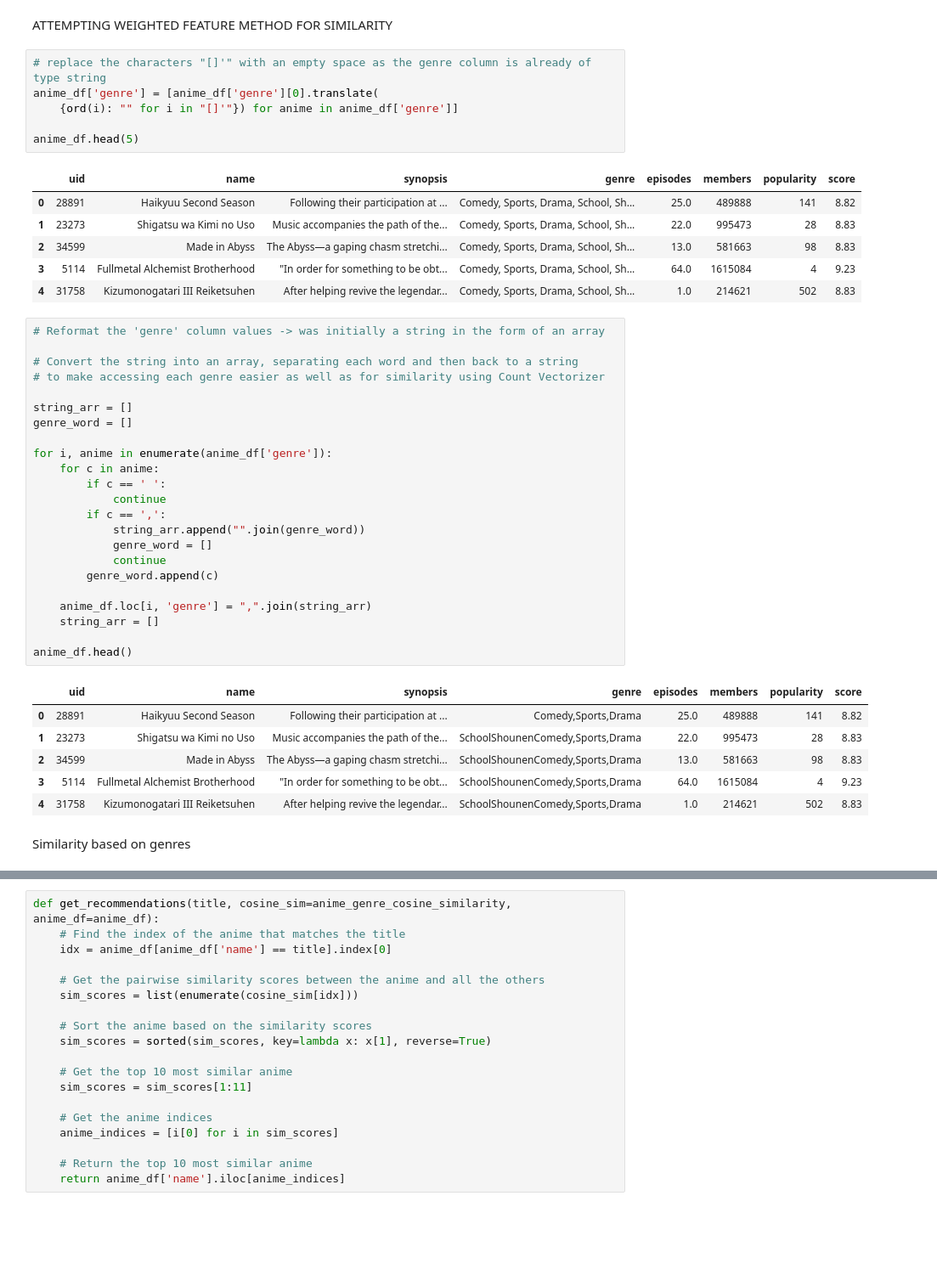
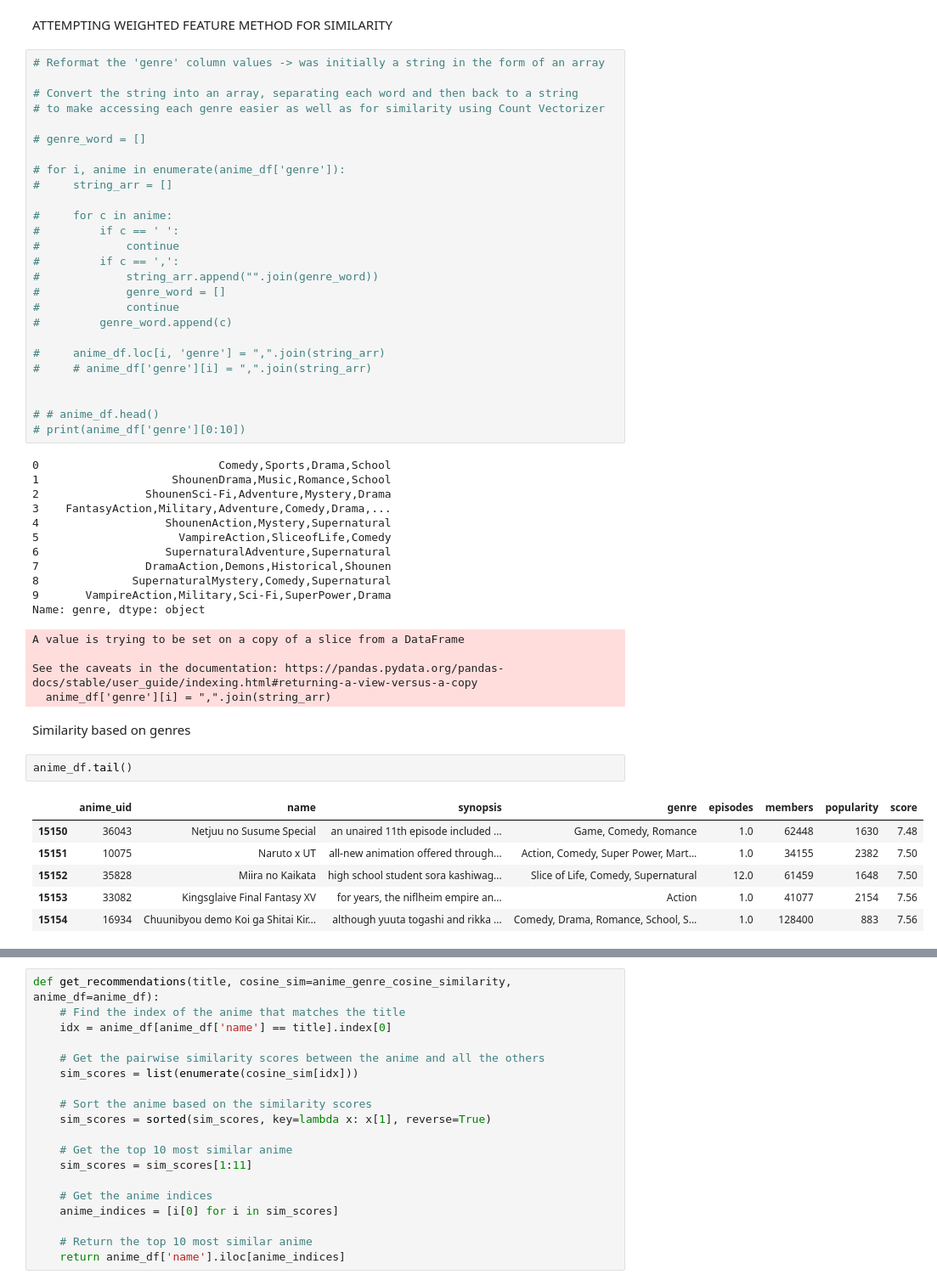
Before and after one commit to Haaris-Syed/AnimeRecommender, a Jupyter notebook: AnimeDataset-Preprocessing.ipynb, the cells around one changed output, grey strips where cells are left out. Shown: that part at 85% size. Cells and saved outputs as stored; diff of their text form; blank space fills up the shorter version.

```diff
--- a/AnimeDataset-Preprocessing.ipynb
+++ b/AnimeDataset-Preprocessing.ipynb
@@ -114,51 +128,59 @@ synopsis_matrix = synopsis_vectorizer.fit_transform(anime_df['synopsis'])
 Name: name, dtype: object
 # %% [markdown]
 ATTEMPTING WEIGHTED FEATURE METHOD FOR SIMILARITY
-# %%
-# replace the characters "[]'" with an empty space as the genre column is already of type string
-anime_df['genre'] = [anime_df['genre'][0].translate(
-    {ord(i): "" for i in "[]'"}) for anime in anime_df['genre']]
-
-anime_df.head(5)
-# %% [output]
-|  | uid | name | synopsis | genre | episodes | members | popularity | score |
-| 0 | 28891 | Haikyuu Second Season | Following their participation at ... | Comedy, Sports, Drama, School, Sh... | 25.0 | 489888 | 141 | 8.82 |
-| 1 | 23273 | Shigatsu wa Kimi no Uso | Music accompanies the path of the... | Comedy, Sports, Drama, School, Sh... | 22.0 | 995473 | 28 | 8.83 |
-| 2 | 34599 | Made in Abyss | The Abyss—a gaping chasm stretchi... | Comedy, Sports, Drama, School, Sh... | 13.0 | 581663 | 98 | 8.83 |
-| 3 | 5114 | Fullmetal Alchemist Brotherhood | "In order for something to be obt... | Comedy, Sports, Drama, School, Sh... | 64.0 | 1615084 | 4 | 9.23 |
-| 4 | 31758 | Kizumonogatari III Reiketsuhen | After helping revive the legendar... | Comedy, Sports, Drama, School, Sh... | 1.0 | 214621 | 502 | 8.83 |
 # %%
 # Reformat the 'genre' column values -> was initially a string in the form of an array
 
 # Convert the string into an array, separating each word and then back to a string
 # to make accessing each genre easier as well as for similarity using Count Vectorizer
 
-string_arr = []
-genre_word = []
+# genre_word = []
 
-for i, anime in enumerate(anime_df['genre']):
-    for c in anime:
-        if c == ' ':
-            continue
-        if c == ',':
-            string_arr.append("".join(genre_word))
-            genre_word = []
-            continue
-        genre_word.append(c)
+# for i, anime in enumerate(anime_df['genre']):
+#     string_arr = []
 
-    anime_df.loc[i, 'genre'] = ",".join(string_arr)
-    string_arr = []
+#     for c in anime:
+#         if c == ' ':
+#             continue
+#         if c == ',':
+#             string_arr.append("".join(genre_word))
+#             genre_word = []
+#             continue
+#         genre_word.append(c)
 
-anime_df.head()
+#     anime_df.loc[i, 'genre'] = ",".join(string_arr)
+#     # anime_df['genre'][i] = ",".join(string_arr)
+
+
+# # anime_df.head()
+# print(anime_df['genre'][0:10])
 # %% [output]
-|  | uid | name | synopsis | genre | episodes | members | popularity | score |
-| 0 | 28891 | Haikyuu Second Season | Following their participation at ... | Comedy,Sports,Drama | 25.0 | 489888 | 141 | 8.82 |
-| 1 | 23273 | Shigatsu wa Kimi no Uso | Music accompanies the path of the... | SchoolShounenComedy,Sports,Drama | 22.0 | 995473 | 28 | 8.83 |
-| 2 | 34599 | Made in Abyss | The Abyss—a gaping chasm stretchi... | SchoolShounenComedy,Sports,Drama | 13.0 | 581663 | 98 | 8.83 |
-| 3 | 5114 | Fullmetal Alchemist Brotherhood | "In order for something to be obt... | SchoolShounenComedy,Sports,Drama | 64.0 | 1615084 | 4 | 9.23 |
-| 4 | 31758 | Kizumonogatari III Reiketsuhen | After helping revive the legendar... | SchoolShounenComedy,Sports,Drama | 1.0 | 214621 | 502 | 8.83 |
+0                           Comedy,Sports,Drama,School
+1                    ShounenDrama,Music,Romance,School
+2                ShounenSci-Fi,Adventure,Mystery,Drama
+3    FantasyAction,Military,Adventure,Comedy,Drama,...
+4                   ShounenAction,Mystery,Supernatural
+5                     VampireAction,SliceofLife,Comedy
+6                   SupernaturalAdventure,Supernatural
+7                DramaAction,Demons,Historical,Shounen
+8              SupernaturalMystery,Comedy,Supernatural
+9       VampireAction,Military,Sci-Fi,SuperPower,Drama
+Name: genre, dtype: object
+A value is trying to be set on a copy of a slice from a DataFrame
+
+See the caveats in the documentation: https://pandas.pydata.org/pandas-docs/stable/user_guide/indexing.html#returning-a-view-versus-a-copy
+  anime_df['genre'][i] = ",".join(string_arr)
 # %% [markdown]
 Similarity based on genres
+# %%
+anime_df.tail()
+# %% [output]
+|  | anime_uid | name | synopsis | genre | episodes | members | popularity | score |
+| 15150 | 36043 | Netjuu no Susume Special | an unaired 11th episode included ... | Game, Comedy, Romance | 1.0 | 62448 | 1630 | 7.48 |
+| 15151 | 10075 | Naruto x UT | all-new animation offered through... | Action, Comedy, Super Power, Mart... | 1.0 | 34155 | 2382 | 7.50 |
+| 15152 | 35828 | Miira no Kaikata | high school student sora kashiwag... | Slice of Life, Comedy, Supernatural | 12.0 | 61459 | 1648 | 7.50 |
+| 15153 | 33082 | Kingsglaive Final Fantasy XV | for years, the niflheim empire an... | Action | 1.0 | 41077 | 2154 | 7.56 |
+| 15154 | 16934 | Chuunibyou demo Koi ga Shitai Kir... | although yuuta togashi and rikka ... | Comedy, Drama, Romance, School, S... | 1.0 | 128400 | 883 | 7.56 |
 # %%
 genre_vectorizer = TfidfVectorizer(tokenizer=lambda x: x.split(','))
 genre_matrix = genre_vectorizer.fit_transform(anime_df['genre'])
```
Also changed, not shown: parts of 10 cells of this notebook.
